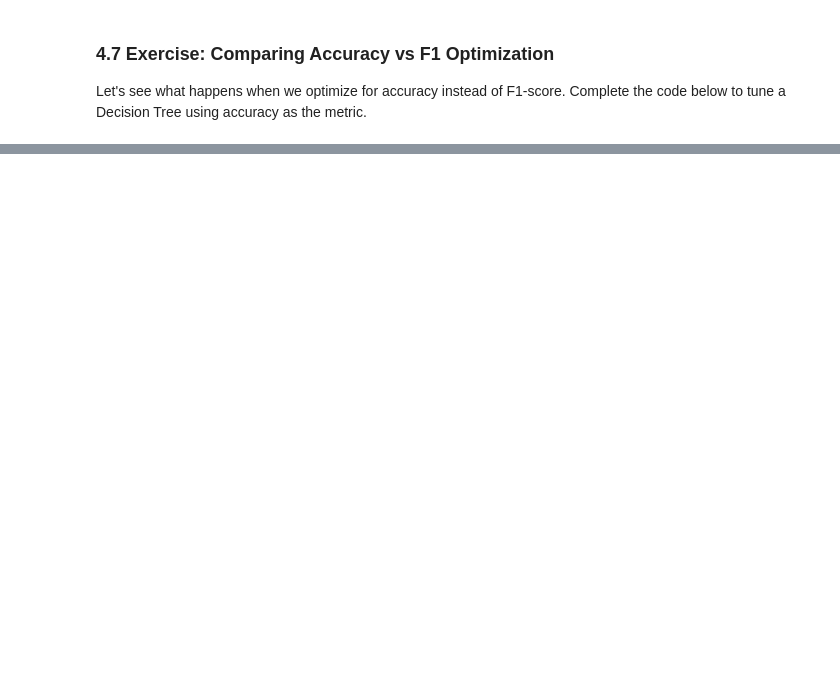
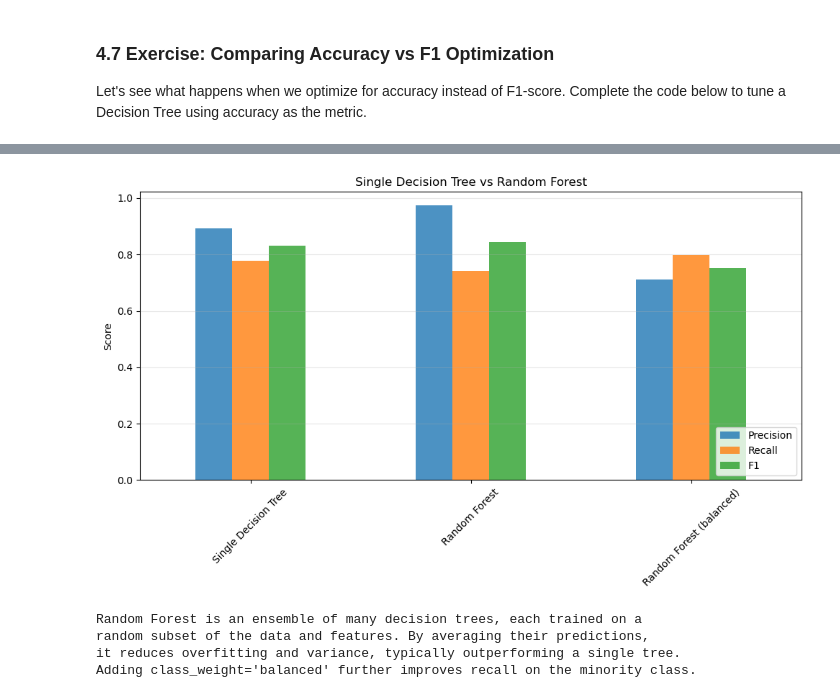
Before and after one commit to MatthewMcCarthy1/machine-learning-labs, a Jupyter notebook: Lab 5/Decision Trees Lab.ipynb, the cells around one changed output, grey strips where cells are left out. Drawn from its saved outputs; the diff is of its cells as text; code cells hidden in the pictures; blank space fills up the shorter version.

```diff
--- a/Lab 5/Decision Trees Lab.ipynb
+++ b/Lab 5/Decision Trees Lab.ipynb
@@ -621,11 +625,11 @@ cv_results = {}
 
 for name, model in models.items():
     # Calculate cross-validation scores for accuracy
-    accuracy_scores = cross_val_score(model, X_fraud, y_fraud, cv=5, scoring='accuracy')
+    accuracy_scores = cross_val_score(model, X_fraud, y_fraud, cv=5, scoring='accuracy', n_jobs=-1)
 
     # Calculate cross-validation scores for F1
     # Hint: use scoring='f1'
-    f1_scores = cross_val_score(model, X_fraud, y_fraud, cv=5, scoring='f1')
+    f1_scores = cross_val_score(model, X_fraud, y_fraud, cv=5, scoring='f1', n_jobs=-1)
 
     cv_results[name] = {
         'Accuracy (mean)': accuracy_scores.mean(),
@@ -662,7 +670,7 @@ from sklearn.model_selection import GridSearchCV
 tree_base = DecisionTreeClassifier(random_state=42)
 
 # Fit the grid search
-grid_search = GridSearchCV(tree_base, param_grid, scoring='f1', cv=5)
+grid_search = GridSearchCV(tree_base, param_grid, scoring='f1', cv=5, n_jobs=-1)
 grid_search.fit(X_fraud, y_fraud)
 
 # Print results
@@ -672,6 +680,6 @@ print(f"\nBest F1 score: {grid_search.best_score_:.3f}")
 
 # Compare with default parameters
 default_tree = DecisionTreeClassifier(random_state=42)
-default_f1 = cross_val_score(default_tree, X_fraud, y_fraud, cv=5, scoring='f1').mean()
+default_f1 = cross_val_score(default_tree, X_fraud, y_fraud, cv=5, scoring='f1', n_jobs=-1).mean()
 print(f"Default tree F1 score: {default_f1:.3f}")
 print(f"Improvement: {(grid_search.best_score_ - default_f1):.3f}")
@@ -875,0 +975,65 @@ Try the following extensions:
+# %%
+# =============================================================================
+# Bonus 3: Random Forest vs Single Decision Tree
+# =============================================================================
+from sklearn.ensemble import RandomForestClassifier
+
+print("\n" + "=" * 70)
+print("BONUS 3: Random Forest vs Single Decision Tree")
+print("=" * 70)
+
+# Single Decision Tree (tuned)
+single_tree = DecisionTreeClassifier(max_depth=7, random_state=42)
+single_tree.fit(X_train_fraud, y_train_fraud)
+y_pred_single = single_tree.predict(X_test_fraud)
+
+# Random Forest (ensemble of many trees)
+rf = RandomForestClassifier(n_estimators=100, max_depth=7, random_state=42, n_jobs=-1)
+rf.fit(X_train_fraud, y_train_fraud)
+y_pred_rf = rf.predict(X_test_fraud)
+
+# Random Forest with balanced class weights
+rf_balanced = RandomForestClassifier(
+    n_estimators=100, max_depth=7, class_weight='balanced', random_state=42, n_jobs=-1
+)
+rf_balanced.fit(X_train_fraud, y_train_fraud)
+y_pred_rf_bal = rf_balanced.predict(X_test_fraud)
+
+rf_comparison = pd.DataFrame({
+    'Single Decision Tree': {
+        'Accuracy': accuracy_score(y_test_fraud, y_pred_single),
+        'Precision': precision_score(y_test_fraud, y_pred_single),
+        'Recall': recall_score(y_test_fraud, y_pred_single),
+        'F1': f1_score(y_test_fraud, y_pred_single)
+    },
+    'Random Forest': {
+        'Accuracy': accuracy_score(y_test_fraud, y_pred_rf),
+        'Precision': precision_score(y_test_fraud, y_pred_rf),
+        'Recall': recall_score(y_test_fraud, y_pred_rf),
+        'F1': f1_score(y_test_fraud, y_pred_rf)
+    },
+    'Random Forest (balanced)': {
+        'Accuracy': accuracy_score(y_test_fraud, y_pred_rf_bal),
+        'Precision': precision_score(y_test_fraud, y_pred_rf_bal),
+        'Recall': recall_score(y_test_fraud, y_pred_rf_bal),
+        'F1': f1_score(y_test_fraud, y_pred_rf_bal)
+    }
+})
+
+print(rf_comparison.T.round(3))
+
+# Visualize
+rf_comparison.T[['Precision', 'Recall', 'F1']].plot(kind='bar', figsize=(10, 6), alpha=0.8)
+plt.title('Single Decision Tree vs Random Forest')
+plt.ylabel('Score')
+plt.xticks(rotation=45)
+plt.legend(loc='lower right')
+plt.grid(axis='y', alpha=0.3)
+plt.tight_layout()
+plt.show()
+
+print("\nRandom Forest is an ensemble of many decision trees, each trained on a")
+print("random subset of the data and features. By averaging their predictions,")
+print("it reduces overfitting and variance, typically outperforming a single tree.")
+print("Adding class_weight='balanced' further improves recall on the minority class.")
+# %% [output]
@@ -875,0 +1047,5 @@ Try the following extensions:
+[figure, added]
+Random Forest is an ensemble of many decision trees, each trained on a
+random subset of the data and features. By averaging their predictions,
+it reduces overfitting and variance, typically outperforming a single tree.
+Adding class_weight='balanced' further improves recall on the minority class.
```
Also changed, not shown: parts of 12 cells of this notebook.
